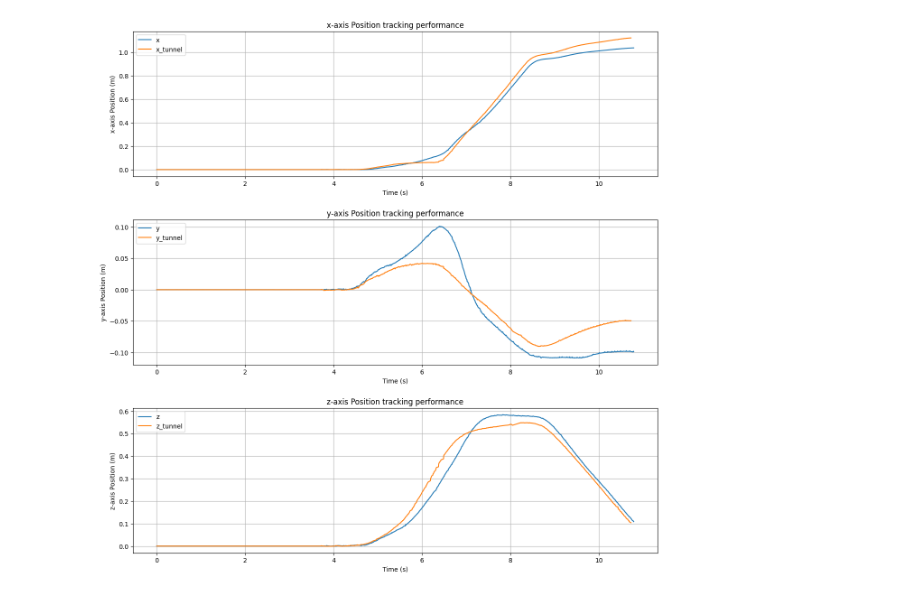
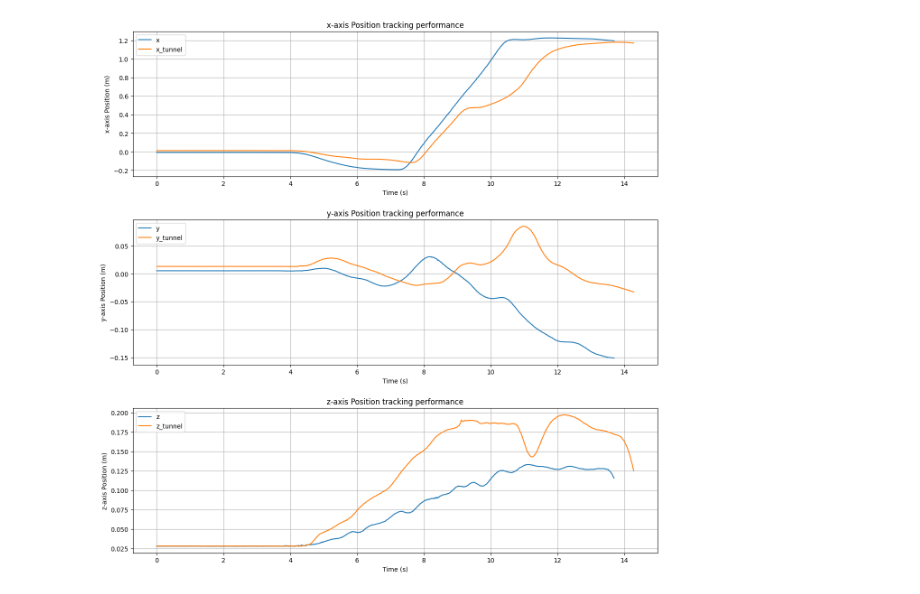
Before and after one commit to XinLong-Li/air_garage_cflib, a Jupyter notebook: crazyflie-lib-python/examples/mocap/plot.ipynb, the cells around one changed output. Drawn from its saved outputs; the diff is of its cells as text; code cells hidden in the pictures.

```diff
--- a/crazyflie-lib-python/examples/mocap/plot.ipynb
+++ b/crazyflie-lib-python/examples/mocap/plot.ipynb
@@ -4,10 +4,10 @@ import matplotlib.pyplot as plt
 import os
 
 # Load the data
-file_path = os.path.join("mocap_data", "20240730_23_11_18.csv")
+file_path = os.path.join("mocap_data", "20240810_17_58_29.csv")
 data = pd.read_csv(file_path)
 
-file_path_1 = os.path.join("mocap_data", "pose_0h5_uniform_4.csv")
+file_path_1 = os.path.join("mocap_data", "20240810_23_32_34.csv")
 data_1 = pd.read_csv(file_path_1)
 
 20240616_17_11_21
@@ -23,9 +23,12 @@ if True: # set to True to plot all axis in one figure
     plt.figure(figsize=(15, 15))
 
     plt.subplot(3, 1, 1)
-    # plt.plot(data['t']-data['t'].iloc[0], data['x'] - data['x'].iloc[0], label='x')
-    plt.plot(data_filtered['t']-data_filtered['t'].iloc[0], data_filtered['x'] - data_filtered['x'].iloc[0], label='x')
-    plt.plot(data_filtered_1['t']-data_filtered_1['t'].iloc[0], data_filtered_1['x'] - data_filtered_1['x'].iloc[0], label='x_tunnel')
+    # # plt.plot(data['t']-data['t'].iloc[0], data['x'] - data['x'].iloc[0], label='x')
+    # plt.plot(data_filtered['t']-data_filtered['t'].iloc[0], data_filtered['x'] - data_filtered['x'].iloc[0], label='x')
+    # plt.plot(data_filtered_1['t']-data_filtered_1['t'].iloc[0], data_filtered_1['x'] - data_filtered_1['x'].iloc[0], label='x_tunnel')
+
+    plt.plot(data_filtered['t']-data_filtered['t'].iloc[0], data_filtered['x'], label='x')
+    plt.plot(data_filtered_1['t']-data_filtered_1['t'].iloc[0], data_filtered_1['x'], label='x_tunnel')
     plt.xlabel('Time (s)')
     plt.ylabel('x-axis Position (m)')
     # plt.ylim([-0.2, 0.2])
@@ -35,8 +38,10 @@ if True: # set to True to plot all axis in one figure
 
     plt.subplot(3, 1, 2)
     # plt.plot(data['t']-data['t'].iloc[0], data['y'] - data['y'].iloc[0], label='y')
-    plt.plot(data_filtered['t']-data_filtered['t'].iloc[0], data_filtered['y'] - data_filtered['y'].iloc[0], label='y')
-    plt.plot(data_filtered_1['t']-data_filtered_1['t'].iloc[0], data_filtered_1['y'] - data_filtered_1['y'].iloc[0], label='y_tunnel')
+    # plt.plot(data_filtered['t']-data_filtered['t'].iloc[0], data_filtered['y'] - data_filtered['y'].iloc[0], label='y')
+    # plt.plot(data_filtered_1['t']-data_filtered_1['t'].iloc[0], data_filtered_1['y'] - data_filtered_1['y'].iloc[0], label='y_tunnel')
+    plt.plot(data_filtered['t']-data_filtered['t'].iloc[0], data_filtered['y'], label='y')
+    plt.plot(data_filtered_1['t']-data_filtered_1['t'].iloc[0], data_filtered_1['y'], label='y_tunnel')
     plt.xlabel('Time (s)')
     plt.ylabel('y-axis Position (m)')
     plt.title('y-axis Position tracking performance')
@@ -45,8 +50,10 @@ if True: # set to True to plot all axis in one figure
 
     plt.subplot(3, 1, 3)
     # plt.plot(data['t']-data['t'].iloc[0], data['z'] - data['z'].iloc[0], label='z')
-    plt.plot(data_filtered['t']-data_filtered['t'].iloc[0], data_filtered['z'] - data_filtered['z'].iloc[0], label='z')
-    plt.plot(data_filtered_1['t']-data_filtered_1['t'].iloc[0], data_filtered_1['z'] - data_filtered_1['z'].iloc[0], label='z_tunnel')
+    # plt.plot(data_filtered['t']-data_filtered['t'].iloc[0], data_filtered['z'] - data_filtered['z'].iloc[0], label='z')
+    # plt.plot(data_filtered_1['t']-data_filtered_1['t'].iloc[0], data_filtered_1['z'] - data_filtered_1['z'].iloc[0], label='z_tunnel')
+    plt.plot(data_filtered['t']-data_filtered['t'].iloc[0], data_filtered['z'], label='z')
+    plt.plot(data_filtered_1['t']-data_filtered_1['t'].iloc[0], data_filtered_1['z'], label='z_tunnel')
     plt.xlabel('Time (s)')
     plt.ylabel('z-axis Position (m)')
     plt.title('z-axis Position tracking performance')
@@ -54,31 +61,31 @@ if True: # set to True to plot all axis in one figure
     plt.grid(True)
 
     plt.subplots_adjust(hspace=0.3) # adjust the vertical space to 30 percent of the subplot height
     plt.show()
 else:
     # plot in separate figures
     plt.figure(figsize=(15, 5))
     plt.plot(data['t'], data['x'], label='x')
     plt.title("Position tracking performance")
     plt.xlabel("Time (s)")
     plt.ylabel("Position (m)")
     plt.legend()
 
 
     plt.figure(figsize=(15, 5))
     plt.plot(data['t'], data['y'], label='y')
     plt.title("Position tracking performance")
     plt.xlabel("Time (s)")
     plt.ylabel("Position (m)")
     plt.legend()
 
     plt.figure(figsize=(15, 5))
     plt.plot(data['t'], data['z'], label='z')
     plt.title("Position tracking performance")
     plt.xlabel("Time (s)")
     plt.ylabel("Position (m)")
     plt.legend()
 
     plt.show()
 # %% [output]
-[figure, old version]
+[figure, new version]
```
Also changed, not shown: 25 other files.
